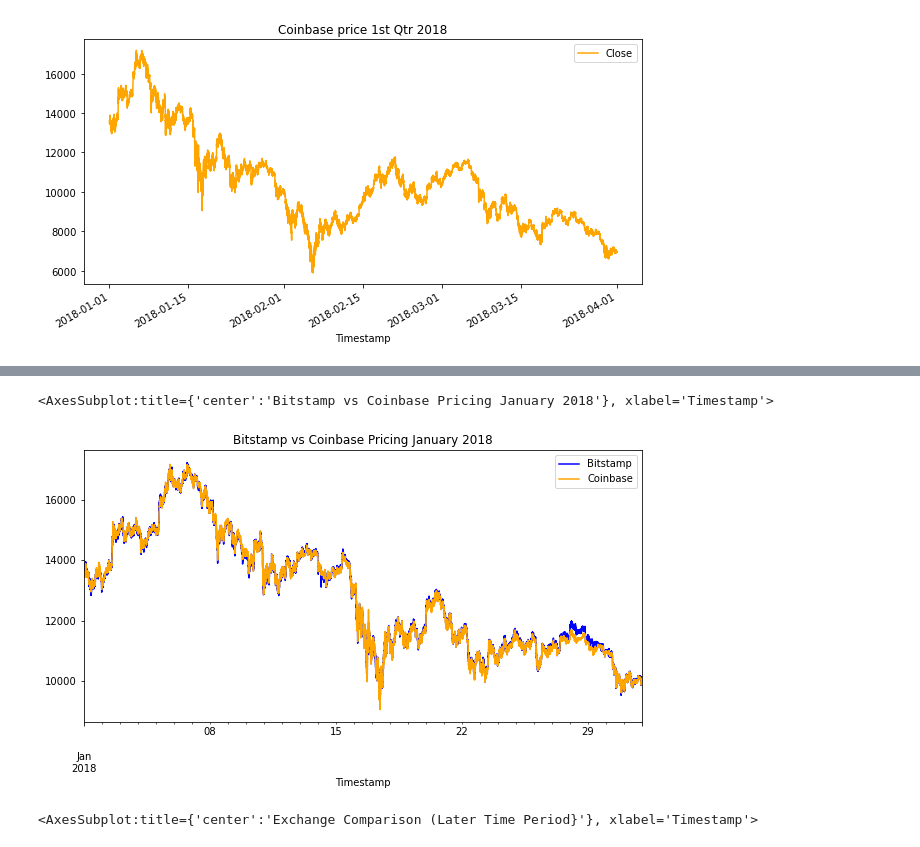
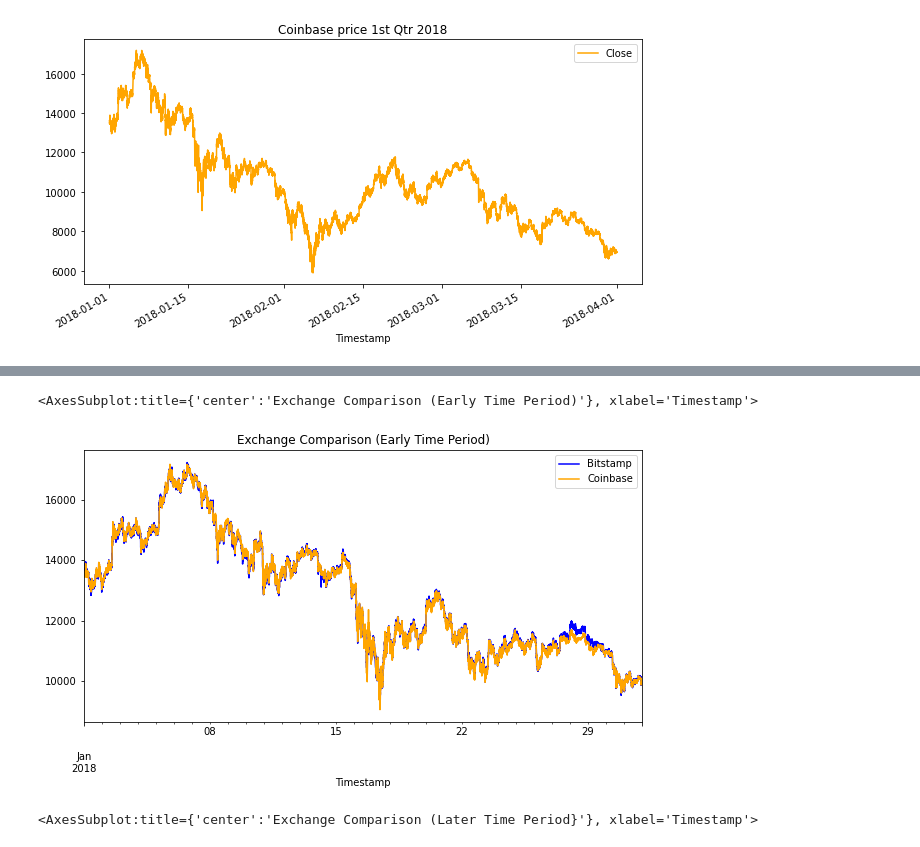
Before and after one commit to leighbadua/crypto_arbitrage, a Jupyter notebook: crypto_arbitrage.ipynb, the cells around one changed output, grey strips where cells are left out. Saved outputs shown, nothing was run; the diff lists cells and outputs as text; code cells hidden in the pictures.

```diff
--- a/crypto_arbitrage.ipynb
+++ b/crypto_arbitrage.ipynb
@@ -377,11 +358,7 @@ coinbase['Close'].plot(legend=True, figsize=(10,5), title="Coinbase price 1st Qt
 # %%
-# Using the loc and plot functions, create an overlay plot that visualizes
-# the price action of both DataFrames for a one month period early in the dataset
-# Be sure to include the parameters: legend, figure size, title, and color and label
-# YOUR CODE HERE
-bitstamp['Close'].loc['2018-01-01':'2018-01-31'].plot(legend=True, figsize=(10,5), title='Bitstamp vs Coinbase Pricing January 2018', color='blue', label='Bitstamp')
+bitstamp['Close'].loc['2018-01-01':'2018-01-31'].plot(legend=True, figsize=(10,5), title='Exchange Comparison (Early Time Period)', color='blue', label='Bitstamp')
 coinbase['Close'].loc['2018-01-01':'2018-01-31'].plot(legend=True, figsize=(10,5), color='orange', label='Coinbase')
 # %% [output]
-<AxesSubplot:title={'center':'Bitstamp vs Coinbase Pricing January 2018'}, xlabel='Timestamp'>
+<AxesSubplot:title={'center':'Exchange Comparison (Early Time Period)'}, xlabel='Timestamp'>
-[figure, old version]
+[figure, new version]
 # %%
```
Also changed, not shown: parts of 36 cells of this notebook.
